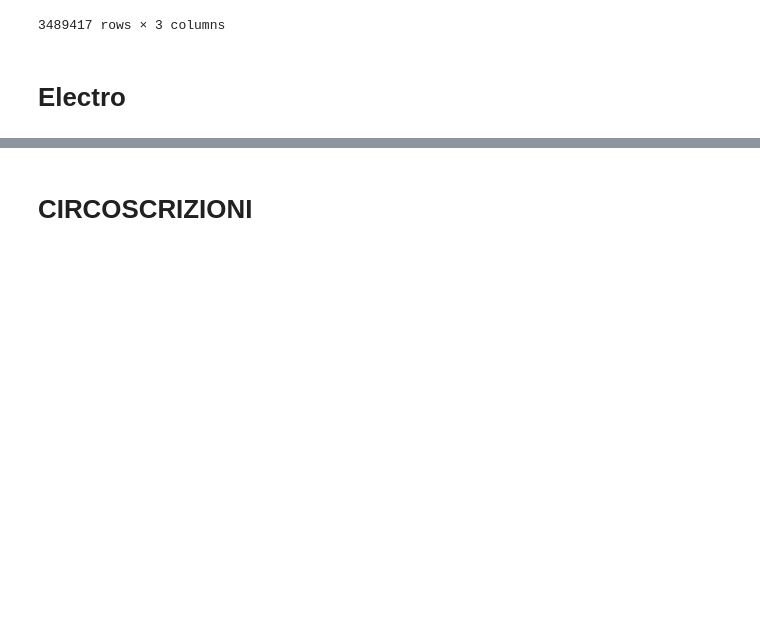
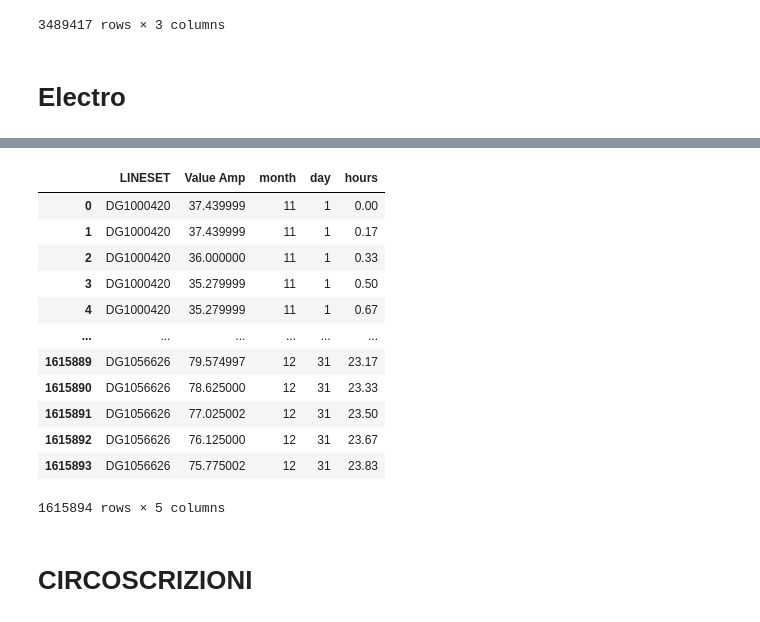
Before and after one commit to devix2/IntroToDS_FinalProject, a Jupyter notebook: SocialPulse(noCC)/Import Dati.ipynb, the cells around one changed output, grey strips where cells are left out. Saved outputs shown, nothing was run; the diff lists cells and outputs as text; code cells hidden in the pictures; blank space fills up the shorter version.

```diff
--- a/SocialPulse(noCC)/Import Dati.ipynb
+++ b/SocialPulse(noCC)/Import Dati.ipynb
@@ -226,3 +235,33 @@ adm_reg.plot("Shape_Area")
+# %%
+#Serve svolgere il timestamp
+temp=list(electro["Timestamp"])
+electro["month"]=[int(st[5:7]) for st in temp]
+electro["day"]=[int(st[8:10]) for st in temp]
+#electro["hours"]=[int(st[11:13])+int(st[14:16])/60 for st in temp]
+electro["hours"]=[np.around(int(st[11:13])+int(st[14:16])/60, 2) for st in temp]
+    #Round per safer groupby, albeit slower (should not matter, just print uniques)
+    #Utile che fa anche un file più leggero
+#print(electro.hours.unique())
+
+electro.drop(columns=["Timestamp"], inplace=True)
+electro.to_csv('data/processed/electro_final.csv',index=False)
+    #Lo salvo che mi serve altrove, e questo è lenta da eseguire
+
+electro
+# %% [output]
+|  | LINESET | Value Amp | month | day | hours |
+| 0 | DG1000420 | 37.439999 | 11 | 1 | 0.00 |
+| 1 | DG1000420 | 37.439999 | 11 | 1 | 0.17 |
+| 2 | DG1000420 | 36.000000 | 11 | 1 | 0.33 |
+| 3 | DG1000420 | 35.279999 | 11 | 1 | 0.50 |
+| 4 | DG1000420 | 35.279999 | 11 | 1 | 0.67 |
+| ... | ... | ... | ... | ... | ... |
+| 1615889 | DG1056626 | 79.574997 | 12 | 31 | 23.17 |
+| 1615890 | DG1056626 | 78.625000 | 12 | 31 | 23.33 |
+| 1615891 | DG1056626 | 77.025002 | 12 | 31 | 23.50 |
+| 1615892 | DG1056626 | 76.125000 | 12 | 31 | 23.67 |
+| 1615893 | DG1056626 | 75.775002 | 12 | 31 | 23.83 |
+1615894 rows × 5 columns
 # %% [markdown]
 # CIRCOSCRIZIONI
 # %%
```
Also changed, not shown: parts of 12 cells of this notebook, 6 other files.
